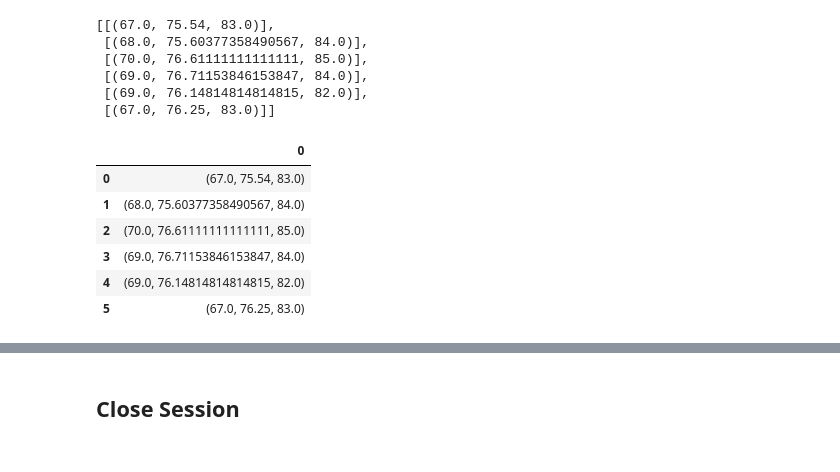
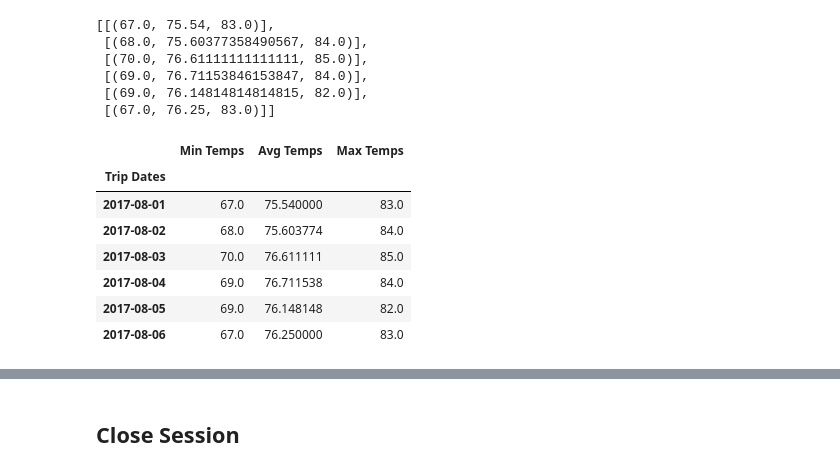
Before and after one commit to jtstrauch58/sqlalchemy-challenge, a Jupyter notebook: temp_analysis_bonus_2_starter.ipynb, the cells around one changed output, grey strips where cells are left out. Drawn from its saved outputs; the diff is of its cells as text; code cells hidden in the pictures.

```diff
--- a/temp_analysis_bonus_2_starter.ipynb
+++ b/temp_analysis_bonus_2_starter.ipynb
@@ -197,15 +197,3 @@ normals
  [(69.0, 76.71153846153847, 84.0)],
  [(69.0, 76.14814814814815, 82.0)],
  [(67.0, 76.25, 83.0)]]
-# %%
-# Load the previous query results into a Pandas DataFrame and add the `trip_dates` range as the `date` index
-temps_df = pd.DataFrame(normals)
-temps_df
-# %% [output]
-|  | 0 |
-| 0 | (67.0, 75.54, 83.0) |
-| 1 | (68.0, 75.60377358490567, 84.0) |
-| 2 | (70.0, 76.61111111111111, 85.0) |
-| 3 | (69.0, 76.71153846153847, 84.0) |
-| 4 | (69.0, 76.14814814814815, 82.0) |
-| 5 | (67.0, 76.25, 83.0) |
@@ -213,0 +209,19 @@ temps_df
+# %%
+# Create dataframe with trip dates and temperature data
+# First create format for trip_dates
+trip_dates = [(start + dt.timedelta(days=x)).strftime('%Y-%m-%d') for x in range(0, (end-start).days)]
+
+trip_df = pd.DataFrame({'Trip Dates': trip_dates,
+                      'Min Temps': tmin,
+                      'Avg Temps': tavg,
+                      'Max Temps': tmax}).set_index('Trip Dates')
+trip_df
+# %% [output]
+|  | Min Temps | Avg Temps | Max Temps |
+| Trip Dates |  |  |  |
+| 2017-08-01 | 67.0 | 75.540000 | 83.0 |
+| 2017-08-02 | 68.0 | 75.603774 | 84.0 |
+| 2017-08-03 | 70.0 | 76.611111 | 85.0 |
+| 2017-08-04 | 69.0 | 76.711538 | 84.0 |
+| 2017-08-05 | 69.0 | 76.148148 | 82.0 |
+| 2017-08-06 | 67.0 | 76.250000 | 83.0 |
```
Also changed, not shown: parts of 6 cells of this notebook, 5 other files.
